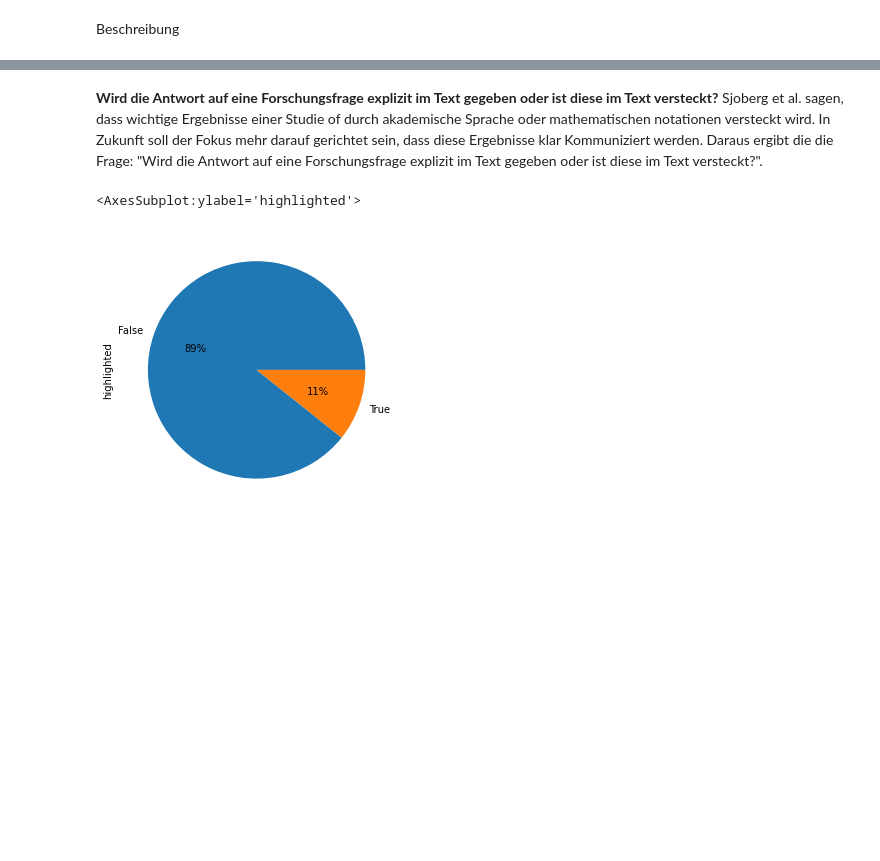
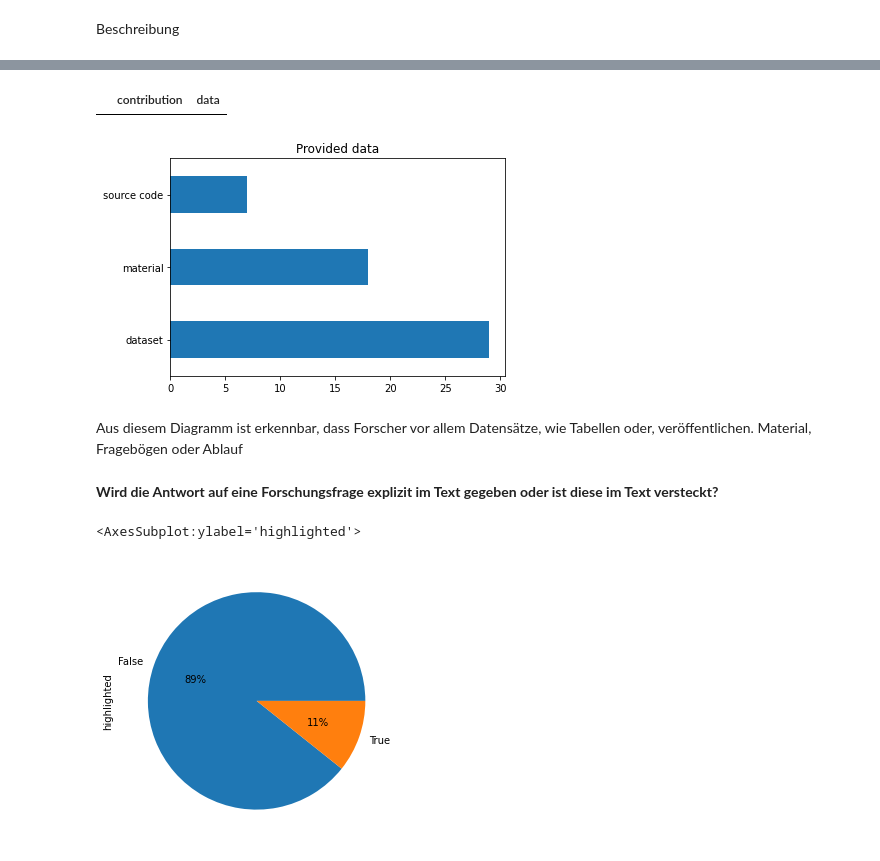
Before and after one commit to fWern/Bachelor-Thesis, a Jupyter notebook: sjoberg_roadmap_questions.ipynb, the cells around one changed output, grey strips where cells are left out. Drawn from its saved outputs; the diff is of its cells as text; code cells hidden in the pictures; blank space fills up the shorter version.

Commit message:
sjoberg updated

```diff
--- a/sjoberg_roadmap_questions.ipynb
+++ b/sjoberg_roadmap_questions.ipynb
@@ -238,6 +215,13 @@ Beschreibung
-# %% [markdown]
-**Wird die Antwort auf eine Forschungsfrage explizit im Text gegeben oder ist diese im Text versteckt?**
-Sjoberg et al. sagen, dass wichtige Ergebnisse einer Studie of durch akademische Sprache oder mathematischen notationen versteckt wird. In Zukunft soll der Fokus mehr darauf gerichtet sein, dass diese Ergebnisse klar Kommuniziert werden. Daraus ergibt die die Frage: "Wird die Antwort auf eine Forschungsfrage explizit im Text gegeben oder ist diese im Text versteckt?".
+# %%
+data['data'].value_counts().plot(kind='barh', title="Provided data")
+data[data['data'] == 'open source']
+# %% [output]
+|  | contribution | data |
+[figure, added]
+# %% [markdown]
+Aus diesem Diagramm ist erkennbar, dass Forscher vor allem Datensätze, wie Tabellen oder,  veröffentlichen. Material, Fragebögen oder Ablauf
+# %% [markdown]
+**Wird die Antwort auf eine Forschungsfrage explizit im Text gegeben oder ist diese im Text versteckt?**
 # %%
 query = """
         SELECT ?contribution, ?highlighted, ?hidden
```
Also changed, not shown: parts of 35 cells of this notebook.
